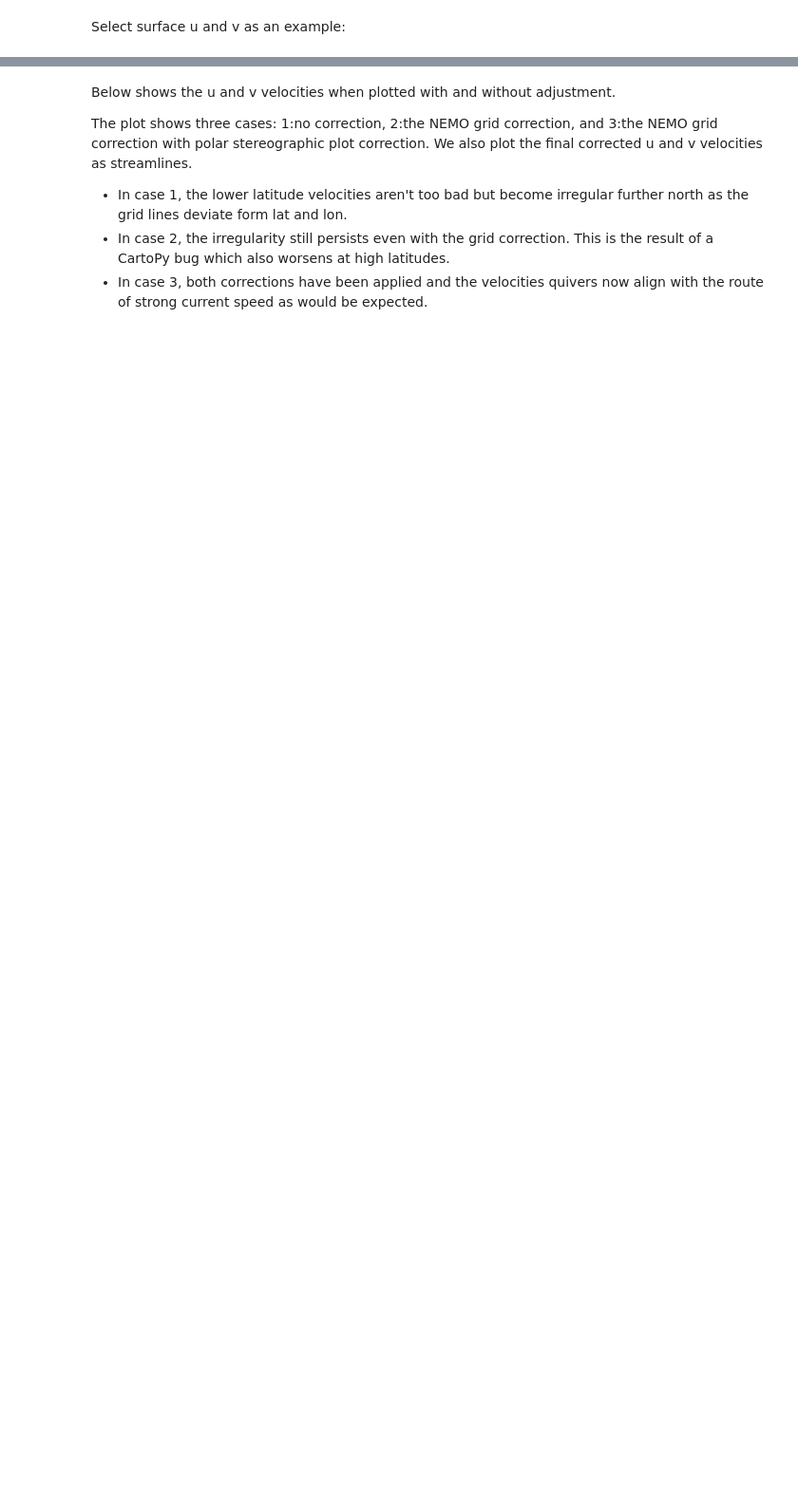
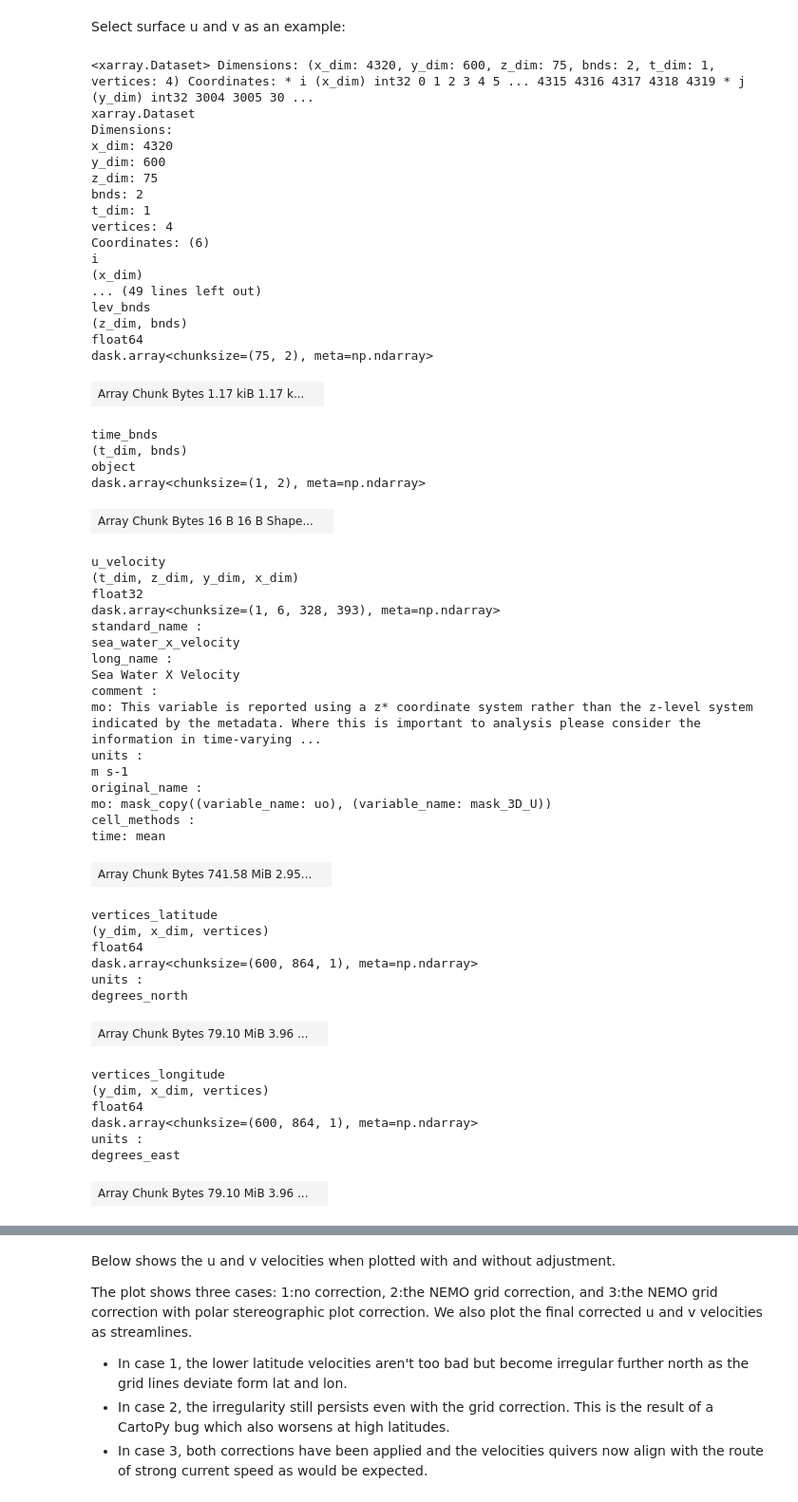
Before and after one commit to British-Oceanographic-Data-Centre/COAsT, a Jupyter notebook: example_scripts/notebook_tutorials/runnable_notebooks/general/quiver_tutorial.ipynb, the cells around one changed output, grey strips where cells are left out. Shown at 95% size. Cells and saved outputs as stored; diff of their text form; code cells hidden in the pictures; blank space fills up the shorter version.

```diff
--- a/example_scripts/notebook_tutorials/runnable_notebooks/general/quiver_tutorial.ipynb
+++ b/example_scripts/notebook_tutorials/runnable_notebooks/general/quiver_tutorial.ipynb
@@ -50,2 +98,59 @@ nemo_data_v = coast.Gridded(fn_data=fn_nemo_dat_v,
 # %% [markdown]
 Select surface u and v as an example:
+# %%
+nemo_data_u
+# %% [output]
+<xarray.Dataset> Dimensions: (x_dim: 4320, y_dim: 600, z_dim: 75, bnds: 2, t_dim: 1, vertices: 4) Coordinates: * i (x_dim) int32 0 1 2 3 4 5 ... 4315 4316 4317 4318 4319 * j (y_dim) int32 3004 3005 30 ...
+xarray.Dataset
+Dimensions:
+x_dim: 4320
+y_dim: 600
+z_dim: 75
+bnds: 2
+t_dim: 1
+vertices: 4
+Coordinates: (6)
+i
+(x_dim)
+... (49 lines left out)
+lev_bnds
+(z_dim, bnds)
+float64
+dask.array<chunksize=(75, 2), meta=np.ndarray>
+| Array Chunk Bytes 1.17 kiB 1.17 k... |  |
+time_bnds
+(t_dim, bnds)
+object
+dask.array<chunksize=(1, 2), meta=np.ndarray>
+| Array Chunk Bytes 16 B 16 B Shape... |  |
+u_velocity
+(t_dim, z_dim, y_dim, x_dim)
+float32
+dask.array<chunksize=(1, 6, 328, 393), meta=np.ndarray>
+standard_name :
+sea_water_x_velocity
+long_name :
+Sea Water X Velocity
+comment :
+mo: This variable is reported using a z* coordinate system rather than the z-level system indicated by the metadata. Where this is important to analysis please consider the information in time-varying ...
+units :
+m s-1
+original_name :
+mo: mask_copy((variable_name: uo), (variable_name: mask_3D_U))
+cell_methods :
+time: mean
+| Array Chunk Bytes 741.58 MiB 2.95... |  |
+vertices_latitude
+(y_dim, x_dim, vertices)
+float64
+dask.array<chunksize=(600, 864, 1), meta=np.ndarray>
+units :
+degrees_north
+| Array Chunk Bytes 79.10 MiB 3.96 ... |  |
+vertices_longitude
+(y_dim, x_dim, vertices)
+float64
+dask.array<chunksize=(600, 864, 1), meta=np.ndarray>
+units :
+degrees_east
+| Array Chunk Bytes 79.10 MiB 3.96 ... |  |
```
Also changed, not shown: parts of 18 cells of this notebook, 1 other file.
